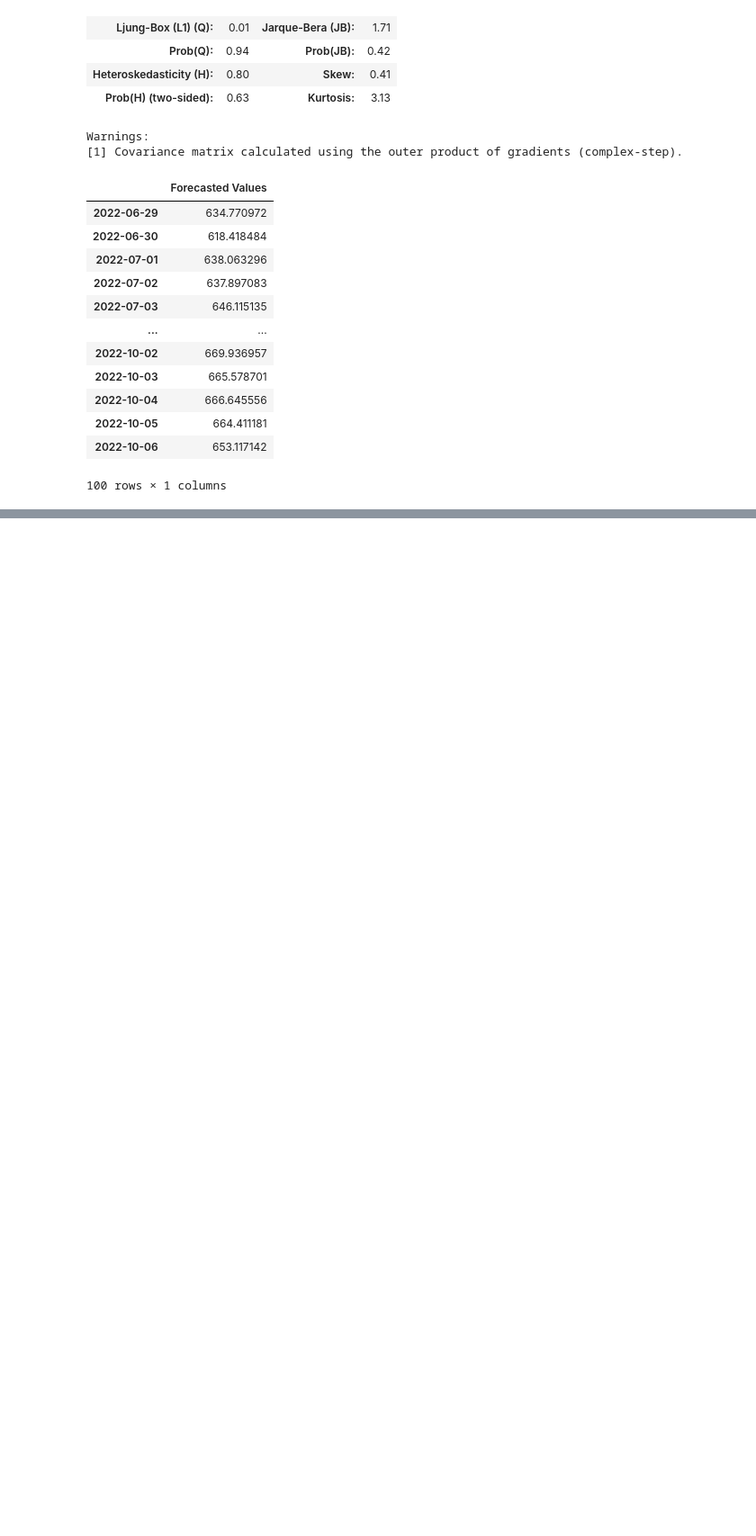
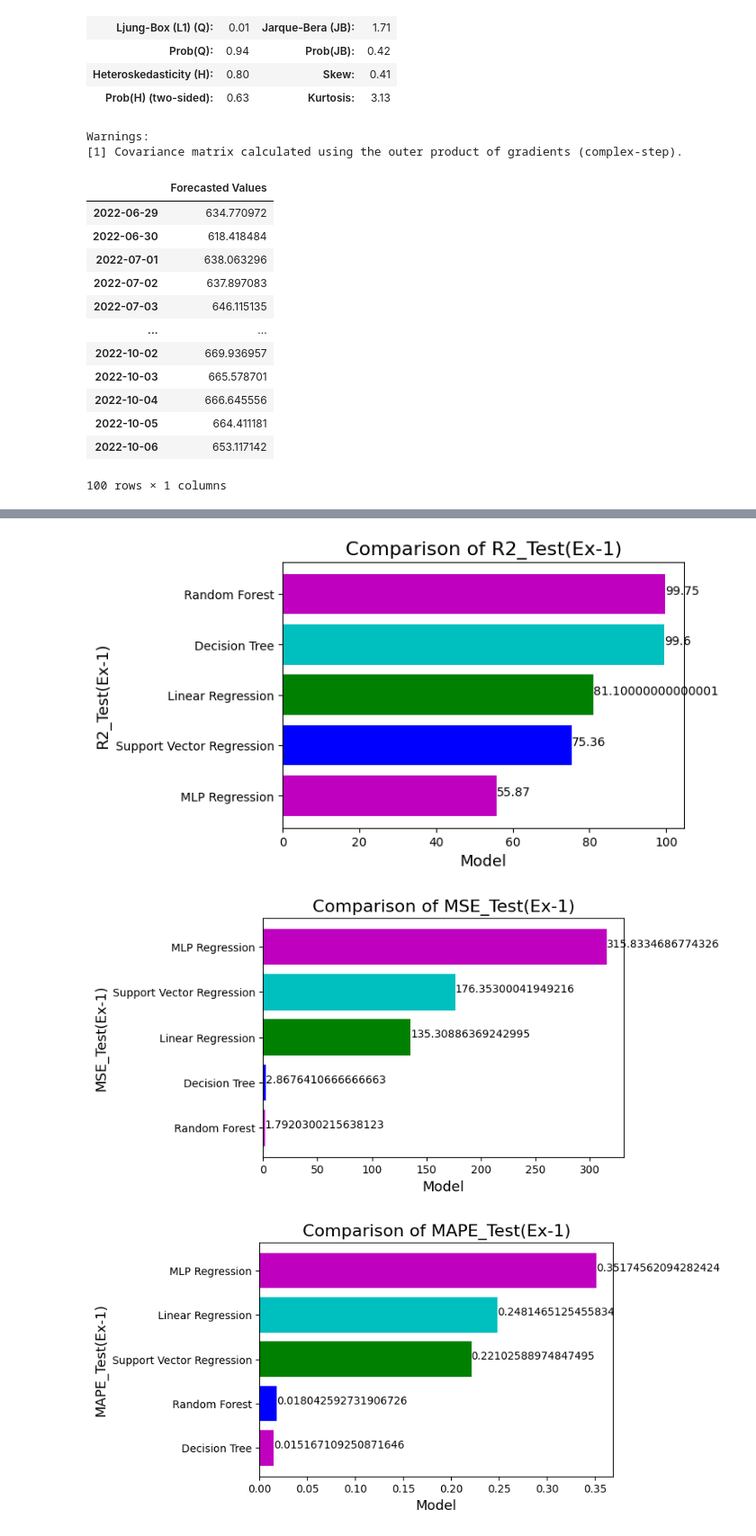
Before and after one commit to vasanthk99/Data_Science_Project, a Jupyter notebook: supermarket_sales_prediction_project.ipynb, the cells around one changed output, grey strips where cells are left out. Shown at 90% size. Saved outputs shown, nothing was run; the diff lists cells and outputs as text; code cells hidden in the pictures; blank space fills up the shorter version.

```diff
--- a/supermarket_sales_prediction_project.ipynb
+++ b/supermarket_sales_prediction_project.ipynb
@@ -988,0 +1281,3 @@ slsvs.show()
+# %%
+SlsAmount=NrmSls1['Unit price']
+SlsAmount
@@ -988,0 +1299,6 @@ slsvs.show()
+# %%
+def SegmentData(prd,tr):
+    TrainSlsX,TestSlsX,TrainSlsY,TestSlsY=model_selection.train_test_split(prd,tr, test_size=0.25, random_state=10)
+    return TrainSlsX,TestSlsX,TrainSlsY,TestSlsY
+
+TrainSlsX,TestSlsX,TrainSlsY,TestSlsY=SegmentData(SlsPred,SlsAmount)
@@ -988,0 +1338,53 @@ slsvs.show()
+# %%
+def SalesPredFunc(rgmd, XSLTR, XSLTS, YSLTR, YSLTS, mdl_pres_sls):
+    mdl_pres_sls=rgmd
+    mdl_pres_sls.fit(XSLTR, YSLTR)
+    prdCov=mdl_pres_sls.predict(XSLTS)
+    prdCov_tr=mdl_pres_sls.predict(XSLTR)
+    mse=metrics.mean_squared_error(YSLTS,prdCov)
+    r2nf=round(metrics.r2_score(YSLTS,prdCov),4)*100
+    r2nftr=round(metrics.r2_score(YSLTR,prdCov_tr),4)*100
+    mapenf=metrics.mean_absolute_percentage_error(YSLTS,prdCov)
+    return r2nf,r2nftr,mse,mapenf
+# %%
+
+
+DataSalesPred = []
+for model in ModelSales:
+    r2_test, r2_train, mse, mape = SalesPredFunc(model, TrainSlsX, TestSlsX, TrainSlsY, TestSlsY, ModelNmSales[ModelSales.index(model)])
+    execution_time = 0.0
+
+    DataSalesPred.append([r2_test, r2_train, mse, mape, execution_time])
+
+
+PredSalesDF = pandas.DataFrame({
+    "Model": ModelNmSales,
+    "R2_Train(Ex-1)": [item[1] for item in DataSalesPred],
+    "R2_Test(Ex-1)": [item[0] for item in DataSalesPred],
+    "MSE_Test(Ex-1)": [item[2] for item in DataSalesPred],
+    "MAPE_Test(Ex-1)": [item[3] for item in DataSalesPred]
+})
+
+PredSalesDF
+
+
+PredSalesDF
+
+clnf_all_lst=PredSalesDF.columns.tolist()[2:]
+for i in clnf_all_lst:
+    PredSalesDF=PredSalesDF.sort_values(by=i,ascending=True)
+    slspl.figure(figsize=(6,4))
+    slspl.title("Comparison of {}".format(i),fontsize=16)
+    slspl.barh(PredSalesDF['Model'],PredSalesDF[i],color=["m","b","g","c"])
+    slspl.xlabel("Model",fontsize=13)
+    slspl.ylabel("{}".format(i),fontsize=13)
+    for gid, vlgl in enumerate(PredSalesDF[i]):
+        slspl.text(vlgl, gid, str(vlgl))
+    slspl.show()
+PredSalesDF=PredSalesDF.sort_values(by='R2_Test(Ex-1)',ascending=False).reset_index(drop=True)
+PredSalesDF.to_csv("SalesPredictionEx1.csv")
+PredSalesDF
+# %% [output]
+[figure, added]
+[figure, added]
+[figure, added]
```
Also changed, not shown: parts of 31 cells of this notebook.
